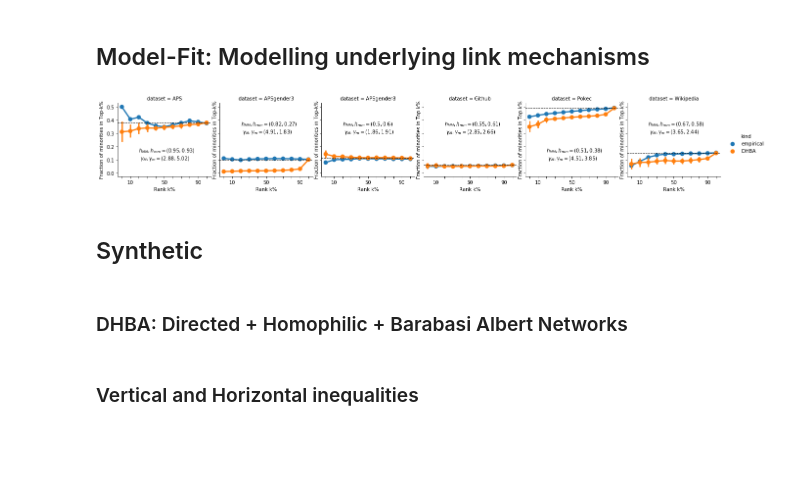
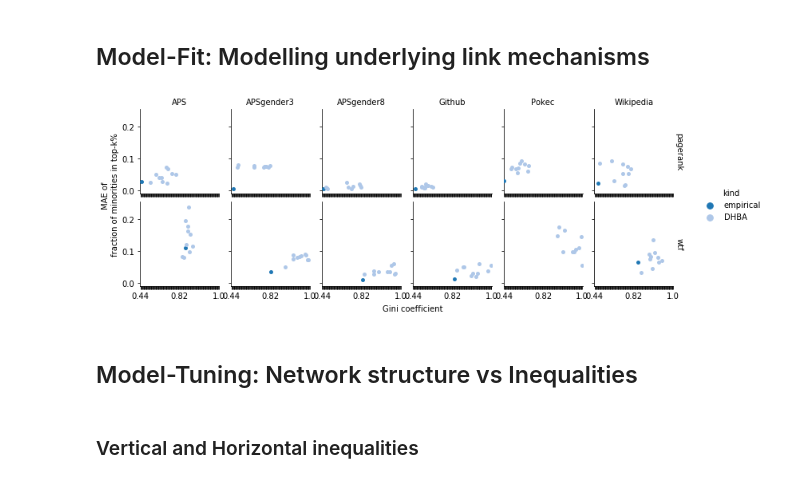
Before and after one commit to gesiscss/Homophilic_Directed_ScaleFree_Networks, a Jupyter notebook: notebooks/5_paper.ipynb, the cells around one changed output. Saved outputs shown, nothing was run; the diff lists cells and outputs as text; code cells hidden in the pictures; blank space fills up the shorter version.

```diff
--- a/notebooks/5_paper.ipynb
+++ b/notebooks/5_paper.ipynb
@@ -109,12 +105,10 @@ df_rank = df_rank.append(df_rank_fit.copy())
-# %%
-fn = None #os.path.join(PLOTS, 'horizontal_inequality_fit_{}.pdf'.format(BESTMETRIC))
-viz.plot_model_fit(df_rank, df_summary, model='DHBA', metric=BESTMETRIC, fn=fn)
-# %% [output]
-[figure, removed]
+# %%
+fn = None
+viz.plot_vh_inequalities_fit(df_rank, fn=fn)
+# %% [output]
+[figure, added]
 # %% [markdown]
-<h2>Synthetic</h2>
+<h2>Model-Tuning: Network structure vs Inequalities</h2>
-# %% [markdown]
-<h3>DHBA: Directed + Homophilic + Barabasi Albert Networks</h3>
 # %%
 model = 'DHBA'
 metric = 'pagerank'
```
Also changed, not shown: parts of 11 cells of this notebook.
